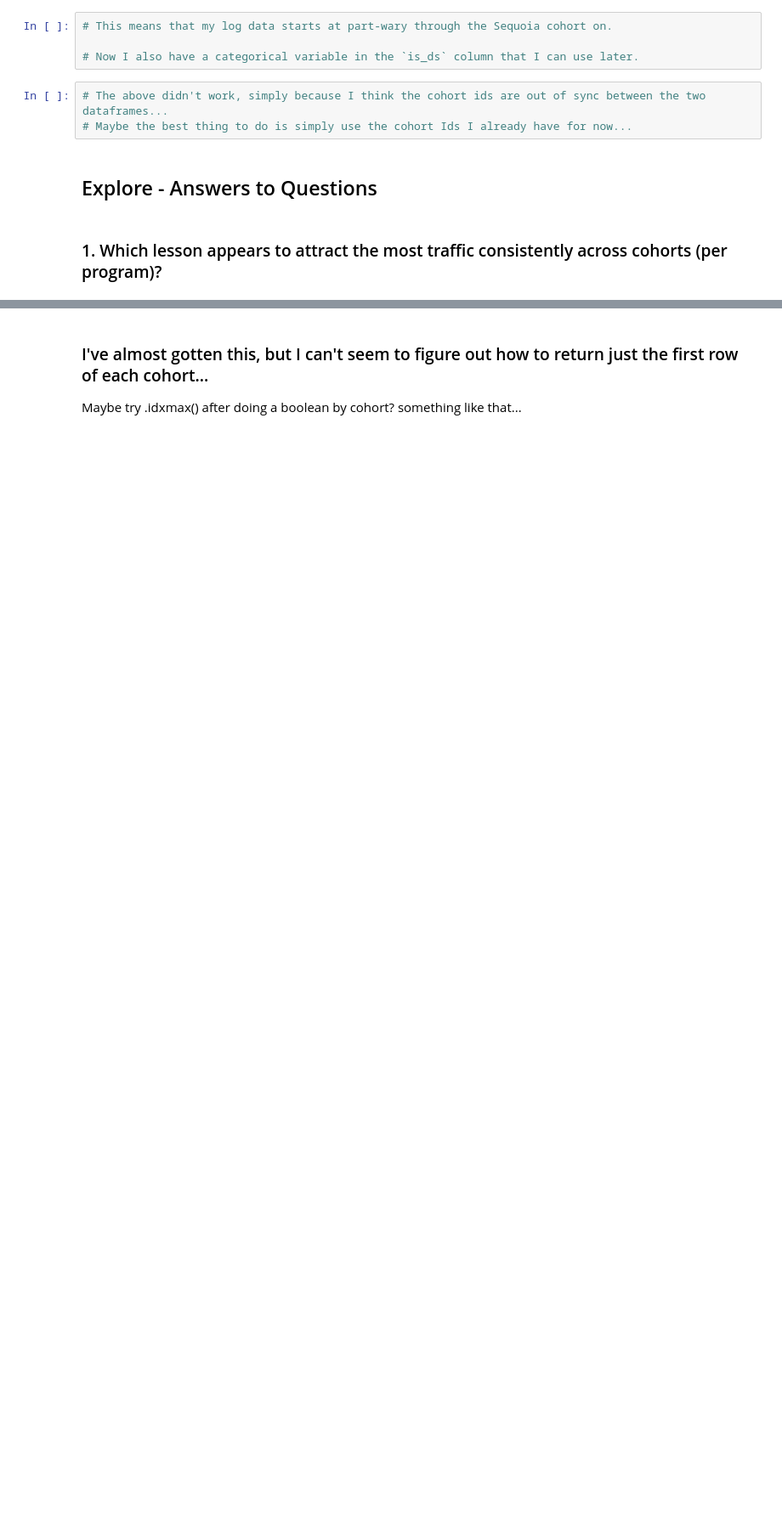
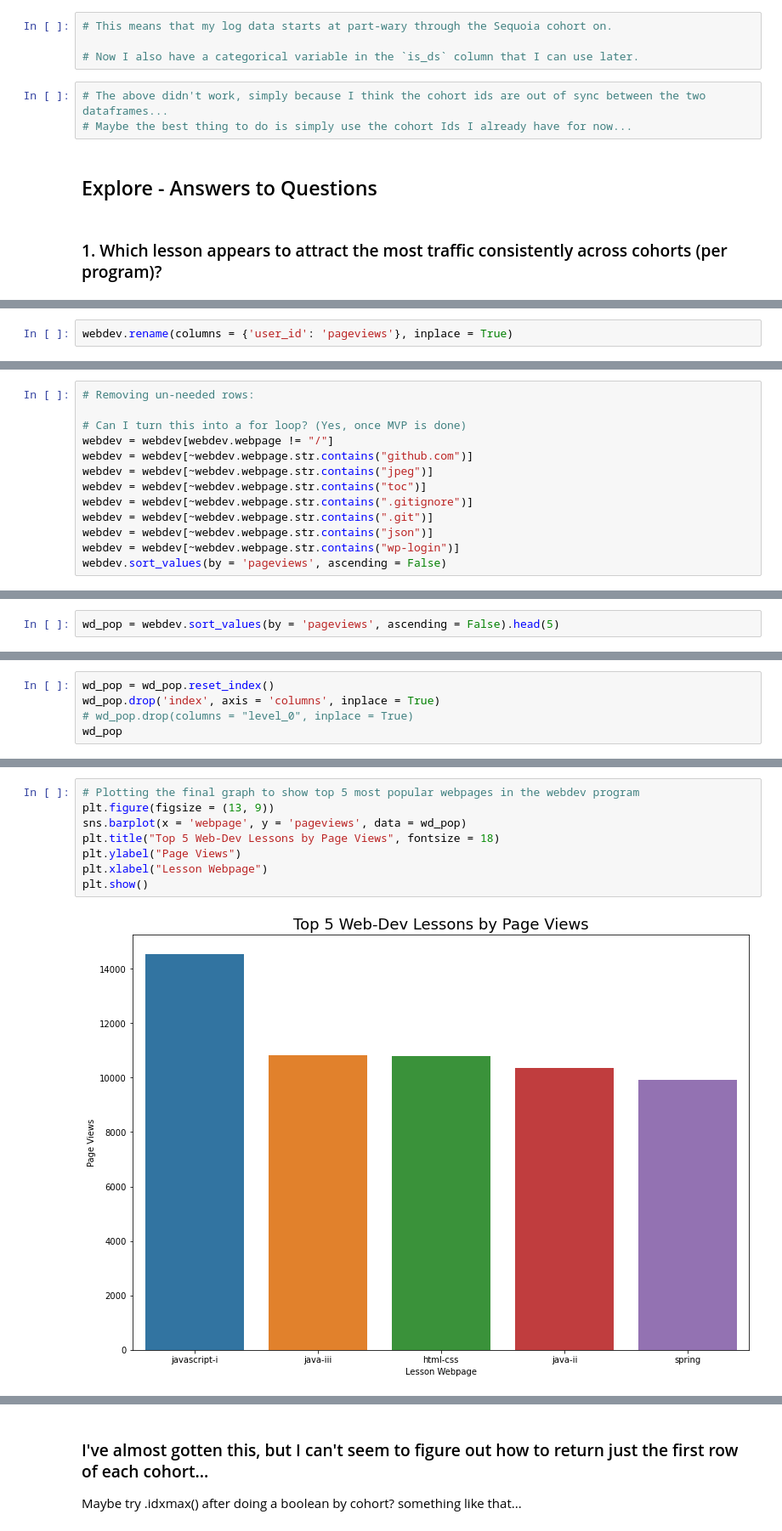
Before and after one commit to lukewbecker/time-series-project, a Jupyter notebook: time_series_project.ipynb, the cells around one changed output, grey strips where cells are left out. Shown at 85% size. Cells and saved outputs as stored; diff of their text form; blank space fills up the shorter version.

```diff
--- a/time_series_project.ipynb
+++ b/time_series_project.ipynb
@@ -454,0 +370,2 @@ ds_max_row
+# %%
+webdev.rename(columns = {'user_id': 'pageviews'}, inplace = True)
@@ -454,0 +413,13 @@ ds_max_row
+# %%
+# Removing un-needed rows:
+
+# Can I turn this into a for loop? (Yes, once MVP is done)
+webdev = webdev[webdev.webpage != "/"]
+webdev = webdev[~webdev.webpage.str.contains("github.com")]
+webdev = webdev[~webdev.webpage.str.contains("jpeg")]
+webdev = webdev[~webdev.webpage.str.contains("toc")]
+webdev = webdev[~webdev.webpage.str.contains(".gitignore")]
+webdev = webdev[~webdev.webpage.str.contains(".git")]
+webdev = webdev[~webdev.webpage.str.contains("json")]
+webdev = webdev[~webdev.webpage.str.contains("wp-login")]
+webdev.sort_values(by = 'pageviews', ascending = False)
@@ -454,0 +452,2 @@ ds_max_row
+# %%
+wd_pop = webdev.sort_values(by = 'pageviews', ascending = False).head(5)
@@ -454,0 +458,5 @@ ds_max_row
+# %%
+wd_pop = wd_pop.reset_index()
+wd_pop.drop('index', axis = 'columns', inplace = True)
+# wd_pop.drop(columns = "level_0", inplace = True)
+wd_pop
@@ -454,0 +470,10 @@ ds_max_row
+# %%
+# Plotting the final graph to show top 5 most popular webpages in the webdev program
+plt.figure(figsize = (13, 9))
+sns.barplot(x = 'webpage', y = 'pageviews', data = wd_pop)
+plt.title("Top 5 Web-Dev Lessons by Page Views", fontsize = 18)
+plt.ylabel("Page Views")
+plt.xlabel("Lesson Webpage")
+plt.show()
+# %% [output]
+[figure, added]
```
Also changed, not shown: parts of 159 cells of this notebook.
